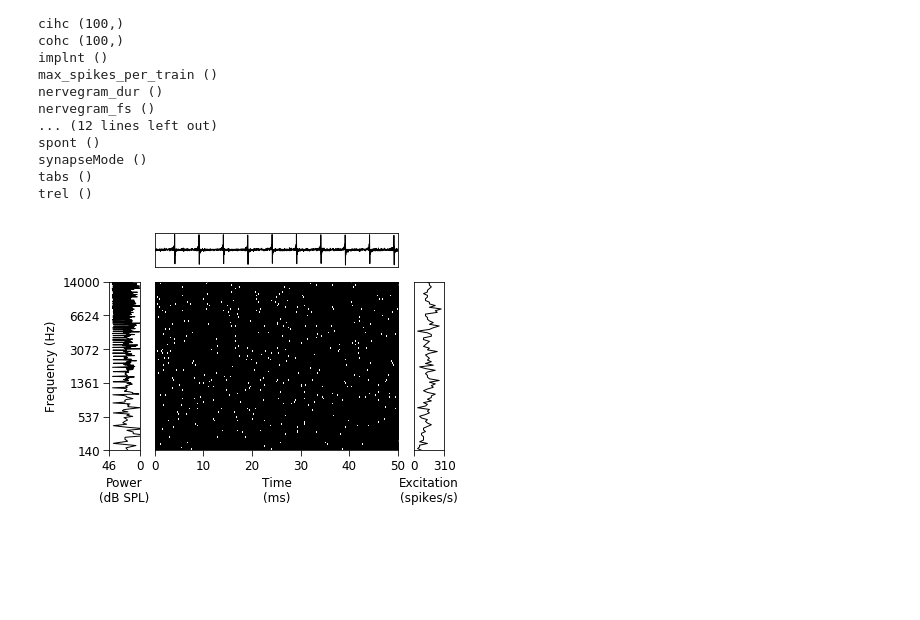
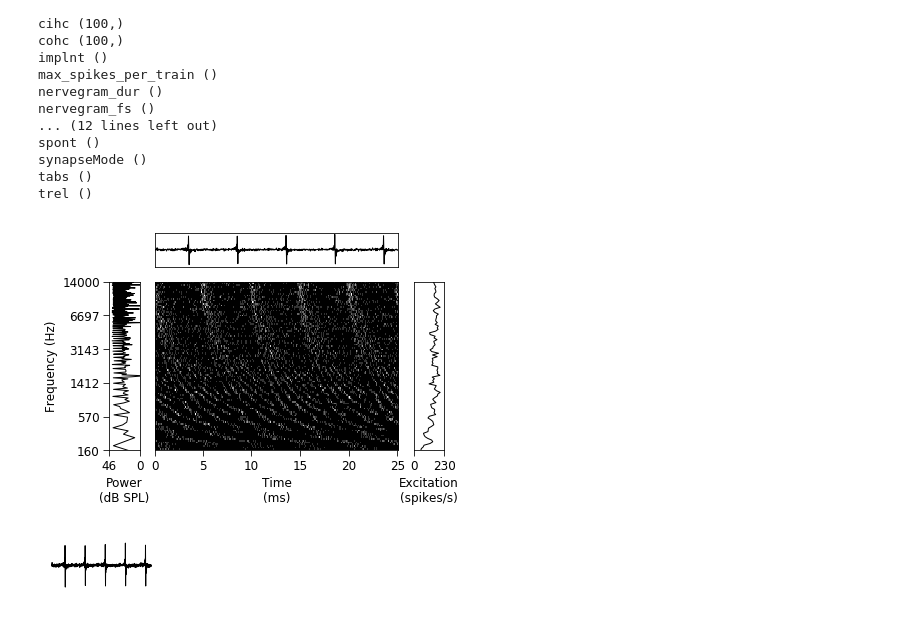
Before and after one commit to msaddler/bez2018model, a Jupyter notebook: notebook_figures_bez2018model.ipynb, the cells around one changed output. Saved outputs shown, nothing was run; the diff lists cells and outputs as text; code cells hidden in the pictures; blank space fills up the shorter version.

Commit message:
stimulus waveform schematic figure to accompany nervegram

```diff
--- a/notebook_figures_bez2018model.ipynb
+++ b/notebook_figures_bez2018model.ipynb
@@ -210,7 +210,7 @@ plt.show()
 # fig.savefig('tmp.pdf', bbox_inches='tight', transparent=True, pad_inches=0)
 # %%
 sr = 32000
-t = np.arange(0, 0.150, 1/sr)
+t = np.arange(0, 0.1, 1/sr)
 f0 = 200
 snr = 10
 dBSPL = 60
@@ -240,10 +240,10 @@ ipd.display(ipd.Audio(y, rate=sr))
 [interactive output not drawn]
 # %%
 kwargs_nervegram = {
-    'nervegram_dur': 0.050,
+    'nervegram_dur': 0.025,
     'nervegram_fs': 20e3,
     'buffer_start_dur': 0.070,
-    'buffer_end_dur': 0.010,
+    'buffer_end_dur': 0.000,
     'pin_fs': 100e3,
     'pin_dBSPL_flag': 0,
     'pin_dBSPL': None,
@@ -254,7 +254,7 @@ kwargs_nervegram = {
     'min_cf': 125,
     'max_cf': 14e3,
     'max_spikes_per_train': 500,
-    'num_spike_trains': 40,
+    'num_spike_trains': 20,
     'cohc': 1.0,
     'cihc': 1.0, #[1.0]*60 + [0.8, 0.4, 0.2, 0.1 , 0.05] + [0.05]*35,
     'IhcLowPass_cutoff': 3000,
@@ -299,36 +299,71 @@ figsize=(6, 4)
 nrows=2
 ncols=3
 gridspec_kw = {
     'wspace': 0.15,
     'hspace': 0.15,
     'width_ratios': [1, 8, 1],
     'height_ratios': [1, 5],
 }
 
 waveform = out_dict['signal']
 sr_waveform = out_dict['signal_fs']
 # nervegram = out_dict['nervegram_meanrates']
 # sr_nervegram = out_dict['nervegram_fs']
-nervegram = np.sum(out_dict['nervegram_spike_tensor_dense'][0:1], axis=0)
+nervegram = np.sum(out_dict['nervegram_spike_tensor_dense'], axis=0)
 sr_nervegram = out_dict['nervegram_spike_tensor_fs']
 
 fig, ax_arr = plt.subplots(nrows=nrows, ncols=ncols, figsize=figsize, gridspec_kw=gridspec_kw)
 util_figures.make_stimulus_summary_plot(
     ax_arr,
     ax_idx_waveform=1,
     ax_idx_spectrum=3,
     ax_idx_nervegram=4,
     ax_idx_excitation=5,
     waveform=waveform,
     nervegram=nervegram,
     sr_waveform=sr_waveform,
     sr_nervegram=sr_nervegram,
-    cfs=out_dict['cf_list'])
+    cfs=out_dict['cf_list'],
+    n_anf=out_dict['nervegram_spike_tensor_dense'].shape[0])
 plt.show()
 
 # fig.savefig('tmp.png', dpi=600, bbox_inches='tight', transparent=True, pad_inches=0)
 # %% [output]
-[figure, old version]
+[figure, new version]
+# %%
+figsize = (1.8, 0.9)
+tmin = 0.0
+tmax = 0.05
+fig, ax = plt.subplots(nrows=1, ncols=1, figsize=figsize)
+ax = util_figures.make_stimulus_summary_plot(
+    ax,
+    ax_idx_waveform=0,
+    ax_idx_spectrum=None,
+    ax_idx_nervegram=None,
+    ax_idx_excitation=None,
+    waveform=waveform,
+    nervegram=None,
+    sr_waveform=sr_waveform,
+    sr_nervegram=None,
+    cfs=out_dict['cf_list'],
+    tmin=tmin,
+    tmax=tmax,
+    treset=True,
+    vmin=None,
+    vmax=None,
+    spines_to_hide_waveform=['top', 'bottom', 'left', 'right'],
+    spines_to_hide_spectrum=[],
+    spines_to_hide_excitation=[],
+    nxticks=6,
+    nyticks=6,
+    kwargs_plot={},
+    limits_buffer=0.1,
+    ax_arr_clear_leftover=True)
+plt.show()
+
+# fig.savefig('tmp.png', dpi=600, bbox_inches='tight', transparent=True, pad_inches=0)
+# %% [output]
+[figure, added]
 # %%
 sr = 20e3
 t = np.arange(0, 0.150, 1/sr)
```
Also changed, not shown: parts of 1 cell of this notebook.
